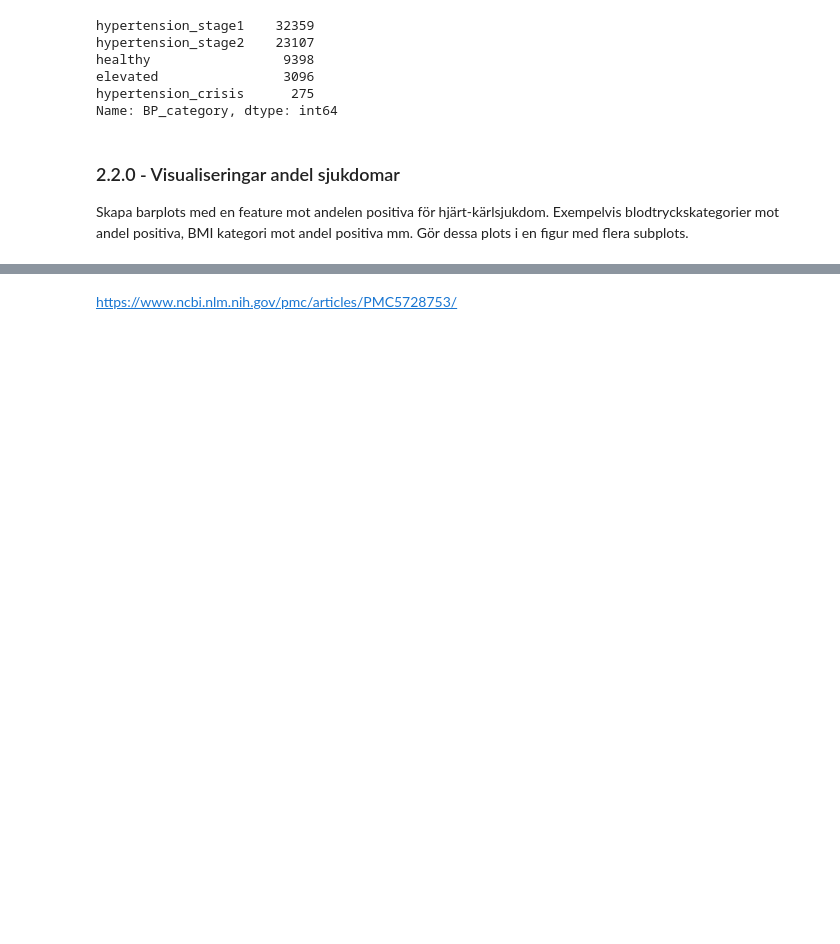
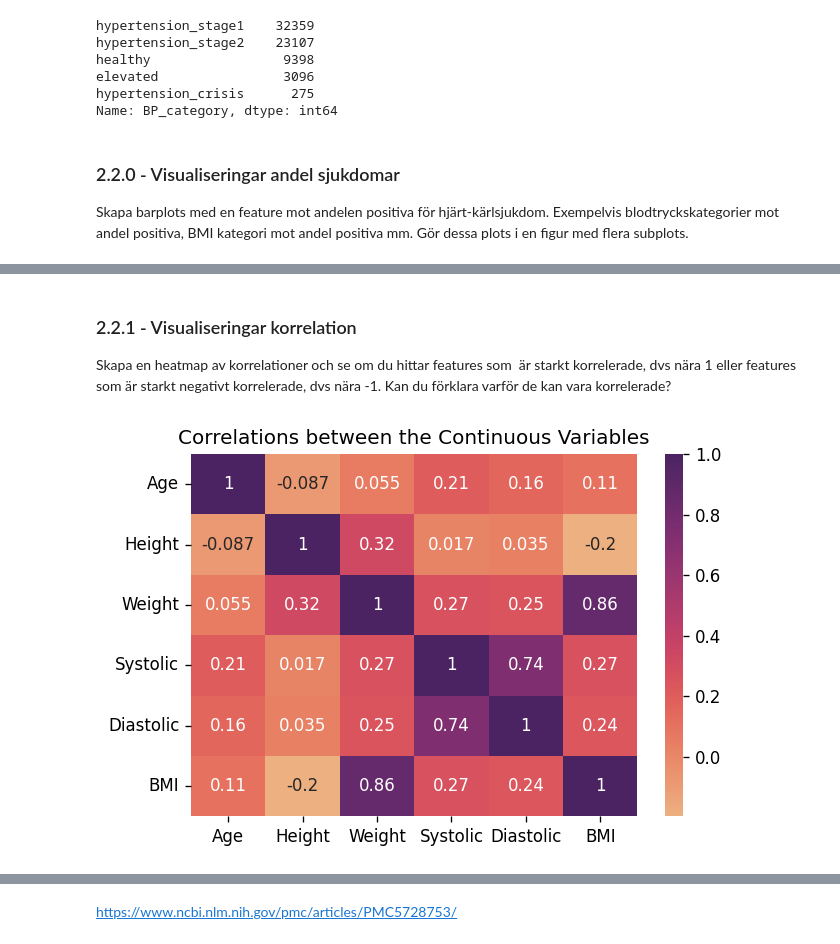
Before and after one commit to Anna-MariaSjolund/Machine-learning, a Jupyter notebook: labs/lab_disease_prediction.ipynb, the cells around one changed output, grey strips where cells are left out. Drawn from its saved outputs; the diff is of its cells as text; code cells hidden in the pictures; blank space fills up the shorter version.

```diff
--- a/labs/lab_disease_prediction.ipynb
+++ b/labs/lab_disease_prediction.ipynb
@@ -650,0 +655,18 @@ for ax, column, title, count in zip(axes.flatten(), columns, titles, range(6)):
+# %% [markdown]
+### 2.2.1 - Visualiseringar korrelation
+Skapa en heatmap av korrelationer och se om du hittar features som är starkt korrelerade, dvs nära 1 eller
+features som är starkt negativt korrelerade, dvs nära -1. Kan du förklara varför de kan vara korrelerade?
+# %%
+tick_labels = ["Age", "Height", "Weight", "Systolic", "Diastolic", "BMI"]
+
+fig, ax = plt.subplots(dpi=120)
+_ = sns.heatmap(df_cardio[["age", "height", "weight", "ap_hi", "ap_lo", "BMI"]].corr(),
+                cmap="flare",
+                annot=True,
+                xticklabels=tick_labels,
+                yticklabels=tick_labels
+                )
+
+_ = ax.set_title("Correlations between the Continuous Variables")
+# %% [output]
+[figure, added]
```
Also changed, not shown: parts of 11 cells of this notebook.
